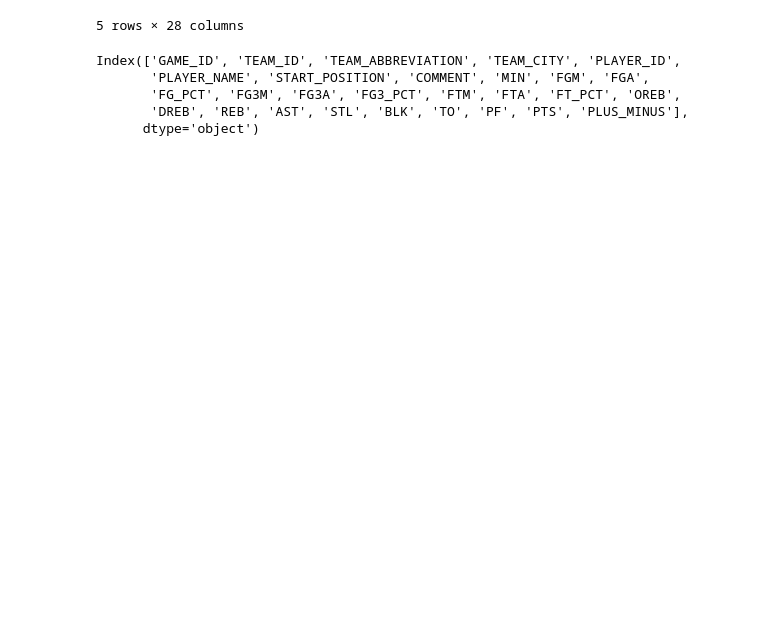
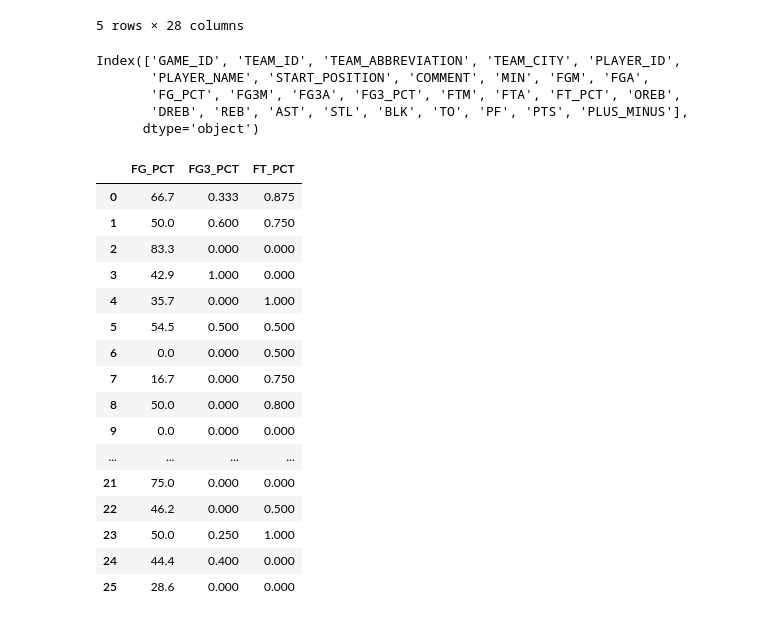
Before and after one commit to SpecCRA/vlads_data_project, a Jupyter notebook: data_scraper_prototype.ipynb, the cells around one changed output. Saved outputs shown, nothing was run; the diff lists cells and outputs as text; code cells hidden in the pictures; blank space fills up the shorter version.

```diff
--- a/data_scraper_prototype.ipynb
+++ b/data_scraper_prototype.ipynb
@@ -99,3 +81,23 @@ Index(['GAME_ID', 'TEAM_ID', 'TEAM_ABBREVIATION', 'TEAM_CITY', 'PLAYER_ID',
        'FG_PCT', 'FG3M', 'FG3A', 'FG3_PCT', 'FTM', 'FTA', 'FT_PCT', 'OREB',
        'DREB', 'REB', 'AST', 'STL', 'BLK', 'TO', 'PF', 'PTS', 'PLUS_MINUS'],
       dtype='object')
+# %%
+player_box_scores_df[['FG_PCT', 'FG3_PCT', 'FT_PCT']]
+# %% [output]
+|  | FG_PCT | FG3_PCT | FT_PCT |
+| 0 | 66.7 | 0.333 | 0.875 |
+| 1 | 50.0 | 0.600 | 0.750 |
+| 2 | 83.3 | 0.000 | 0.000 |
+| 3 | 42.9 | 1.000 | 0.000 |
+| 4 | 35.7 | 0.000 | 1.000 |
+| 5 | 54.5 | 0.500 | 0.500 |
+| 6 | 0.0 | 0.000 | 0.500 |
+| 7 | 16.7 | 0.000 | 0.750 |
+| 8 | 50.0 | 0.000 | 0.800 |
+| 9 | 0.0 | 0.000 | 0.000 |
+| ... | ... | ... | ... |
+| 21 | 75.0 | 0.000 | 0.000 |
+| 22 | 46.2 | 0.000 | 0.500 |
+| 23 | 50.0 | 0.250 | 1.000 |
+| 24 | 44.4 | 0.400 | 0.000 |
+| 25 | 28.6 | 0.000 | 0.000 |
```
Also changed, not shown: parts of 32 cells of this notebook, 9 other files.
